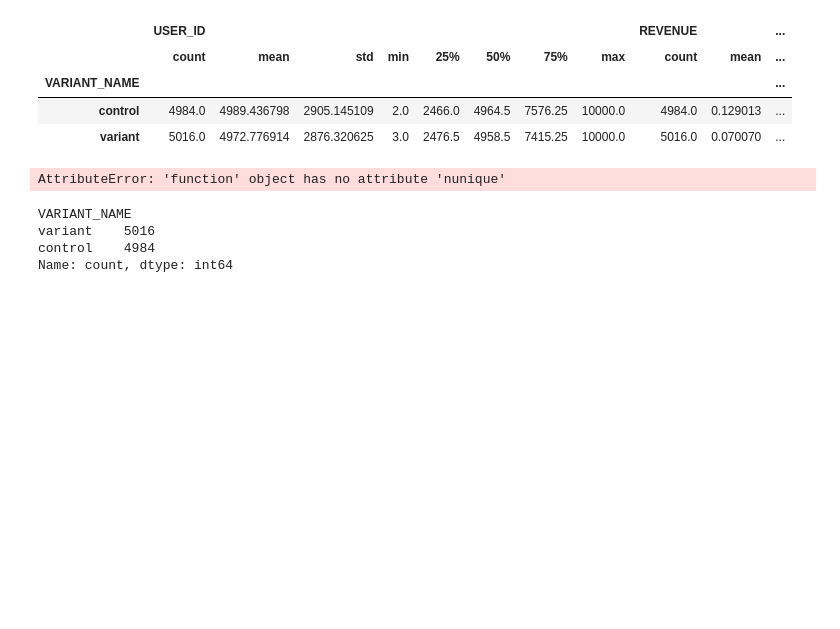
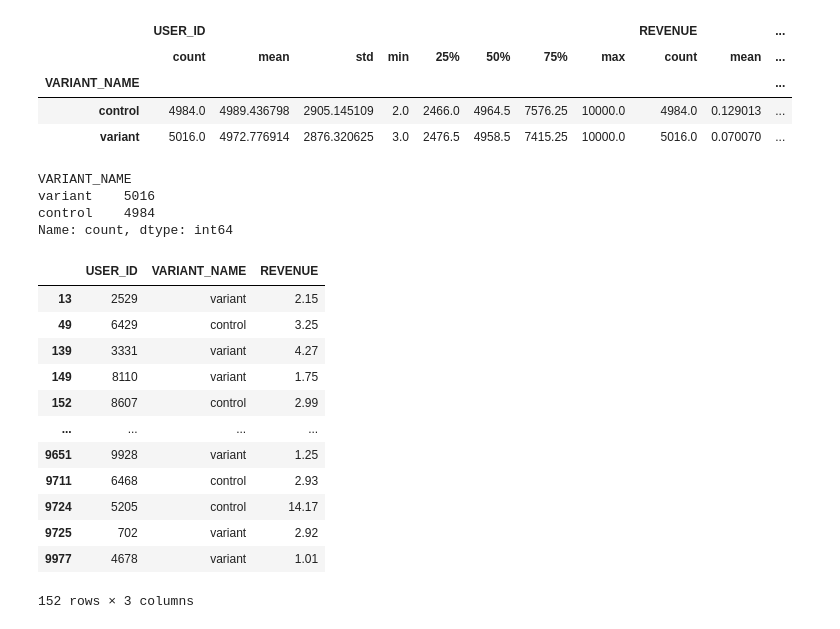
Before and after one commit to BoginskiyVV/AB_Testing, a Jupyter notebook: Sem8/HW8.ipynb, the cells around one changed output. Drawn from its saved outputs; the diff is of its cells as text; code cells hidden in the pictures; blank space fills up the shorter version.

```diff
--- a/Sem8/HW8.ipynb
+++ b/Sem8/HW8.ipynb
@@ -74,10 +79,8 @@ data.groupby('VARIANT_NAME').describe()
 | variant | 5016.0 | 4972.776914 | 2876.320625 | 3.0 | 2476.5 | 4958.5 | 7415.25 | 10000.0 | 5016.0 | 0.070070 | ... |
 # %%
 # Создание таблицы с повторяющимися USER_ID в выборках
-Double_ID = data.\
-    groupby("USER_ID", as_index = False). \
-    agg({"VARIANT_NAME": data.count.nunique})
-print(Double_ID)
+# Double_ID = data.\
+#     groupby("USER_ID", as_index = False). \
+#     agg({"VARIANT_NAME": data.count.nunique})
+# print(Double_ID)
-# %% [output]
-AttributeError: 'function' object has no attribute 'nunique'
 # %%
@@ -88,3 +91,21 @@ VARIANT_NAME
 variant    5016
 control    4984
 Name: count, dtype: int64
+# %%
+# Данные, где выручка больше 0
+new_data = data[data['REVENUE']>0]
+new_data
+# %% [output]
+|  | USER_ID | VARIANT_NAME | REVENUE |
+| 13 | 2529 | variant | 2.15 |
+| 49 | 6429 | control | 3.25 |
+| 139 | 3331 | variant | 4.27 |
+| 149 | 8110 | variant | 1.75 |
+| 152 | 8607 | control | 2.99 |
+| ... | ... | ... | ... |
+| 9651 | 9928 | variant | 1.25 |
+| 9711 | 6468 | control | 2.93 |
+| 9724 | 5205 | control | 14.17 |
+| 9725 | 702 | variant | 2.92 |
+| 9977 | 4678 | variant | 1.01 |
+152 rows × 3 columns
```
Also changed, not shown: parts of 18 cells of this notebook.
